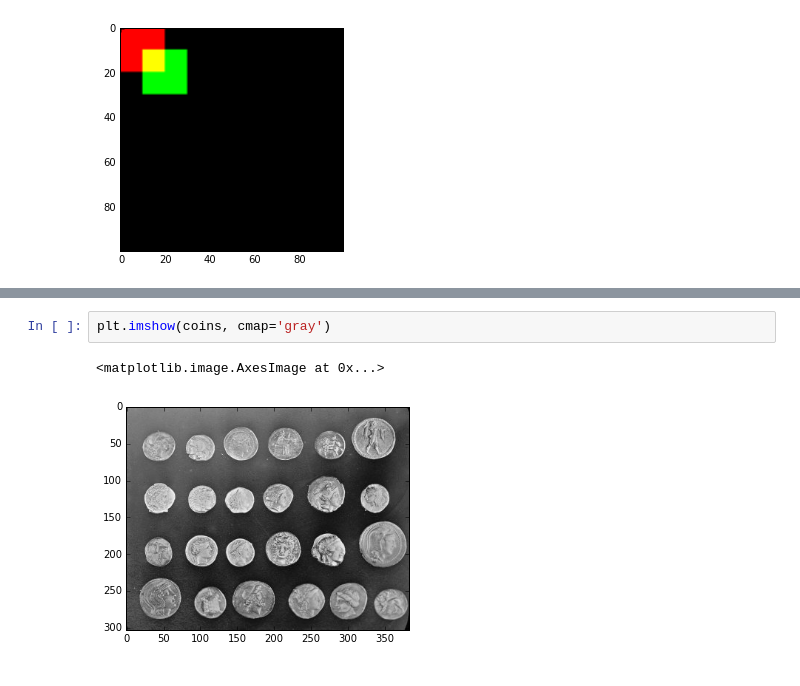
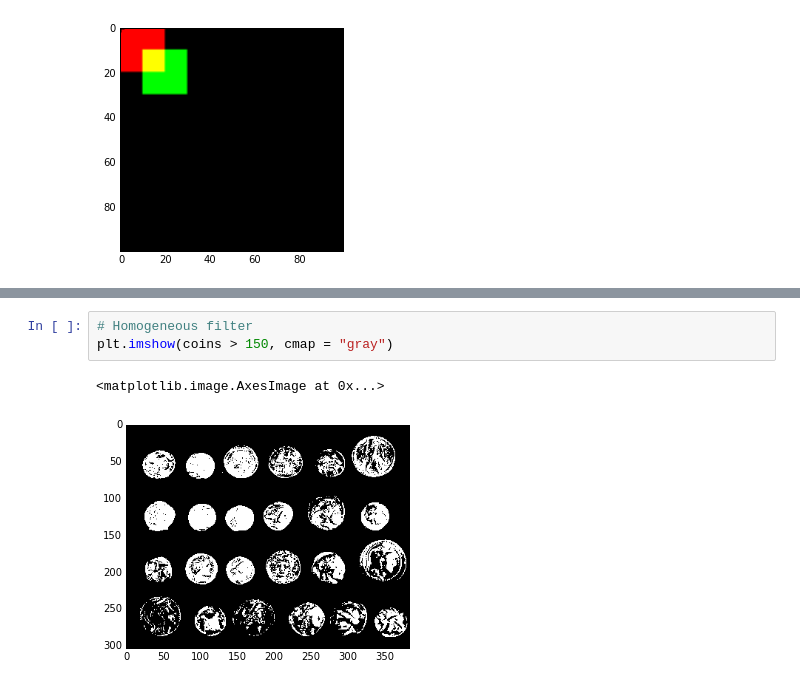
Before and after one commit to swcarpentry/python-second-language, a Jupyter notebook: code/images.ipynb, the cells around one changed output, grey strips where cells are left out. Drawn from its saved outputs; the diff is of its cells as text.

Commit message:
added code to images.ipynb

```diff
--- a/code/images.ipynb
+++ b/code/images.ipynb
@@ -59,5 +60,6 @@ coins.shape
 # %%
-plt.imshow(coins, cmap='gray')
+# Homogeneous filter
+plt.imshow(coins > 150, cmap = "gray")
 # %% [output]
 <matplotlib.image.AxesImage at 0x...>
-[figure, old version]
+[figure, new version]
```
Also changed, not shown: parts of 18 cells of this notebook.
